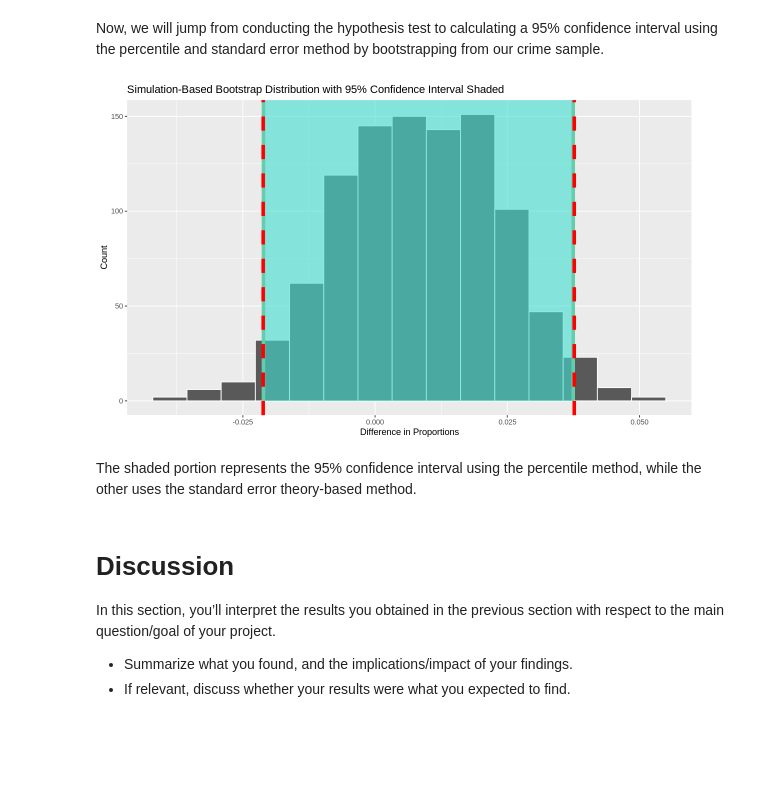
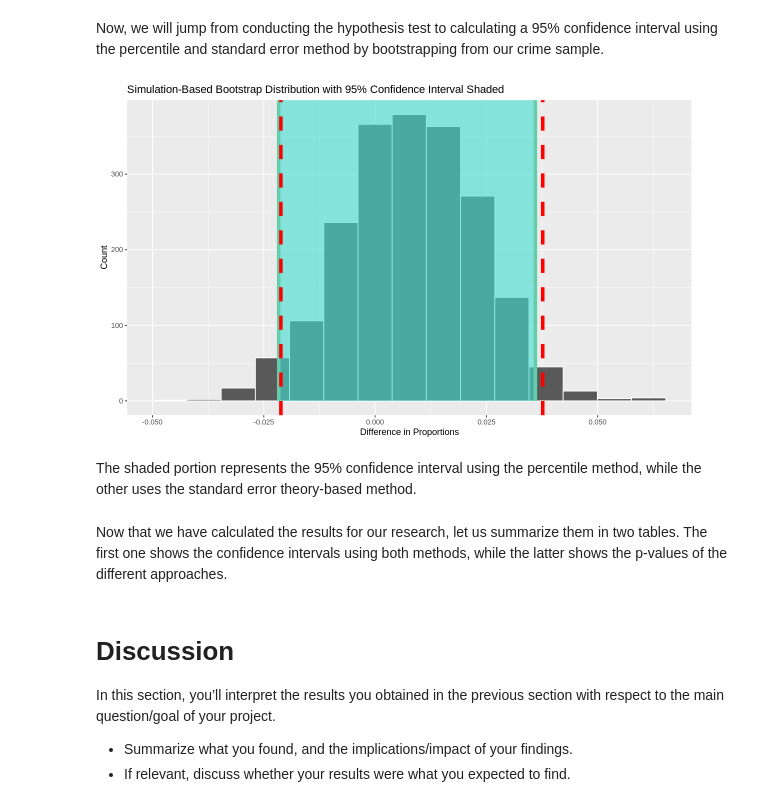
Before and after one commit to fankayii/STAT201_34, a Jupyter notebook: Final Project.ipynb, the cells around one changed output. Drawn from its saved outputs; the diff is of its cells as text; code cells hidden in the pictures; blank space fills up the shorter version.

```diff
--- a/Final Project.ipynb
+++ b/Final Project.ipynb
@@ -374,24 +381,26 @@ Now, we will jump from conducting the hypothesis test to calculating a 95% confi
 # %%
 bootstrap_distribution <- crime_transform %>%
     specify(type ~ neighbourhood, success = "theft") %>%
-    generate(reps = 1000, type = "bootstrap") %>%
+    generate(reps = 2000, type = "bootstrap") %>%
     calculate(stat = "diff in props", order = c("West Point Grey", "Dunbar-Southlands"))
 
 percentile_ci <- bootstrap_distribution |>
     get_confidence_interval(level = 0.95, type = 'percentile')
 
 se_ci <- bootstrap_distribution %>%
   get_confidence_interval(level = 0.95, type = "se",
                           point_estimate = obs_prop_diff)
 
 visualize(bootstrap_distribution) +
     shade_confidence_interval(endpoints = percentile_ci) +
     labs(x= "Difference in Proportions",
          y = "Count",
          title = "Simulation-Based Bootstrap Distribution with 95% Confidence Interval Shaded") +
     geom_vline(xintercept=pull(se_ci[1]), linetype='dashed', lwd=2, colour='red') +
     geom_vline(xintercept=pull(se_ci[2]), linetype='dashed', lwd=2, colour='red')
 # %% [output]
-[figure, old version]
+[figure, new version]
 # %% [markdown]
 The shaded portion represents the 95% confidence interval using the percentile method, while the other uses the standard error theory-based method.
+# %% [markdown]
+Now that we have calculated the results for our research, let us summarize them in two tables. The first one shows the confidence intervals using both methods, while the latter shows the p-values of the different approaches.
```
Also changed, not shown: parts of 17 cells of this notebook.
